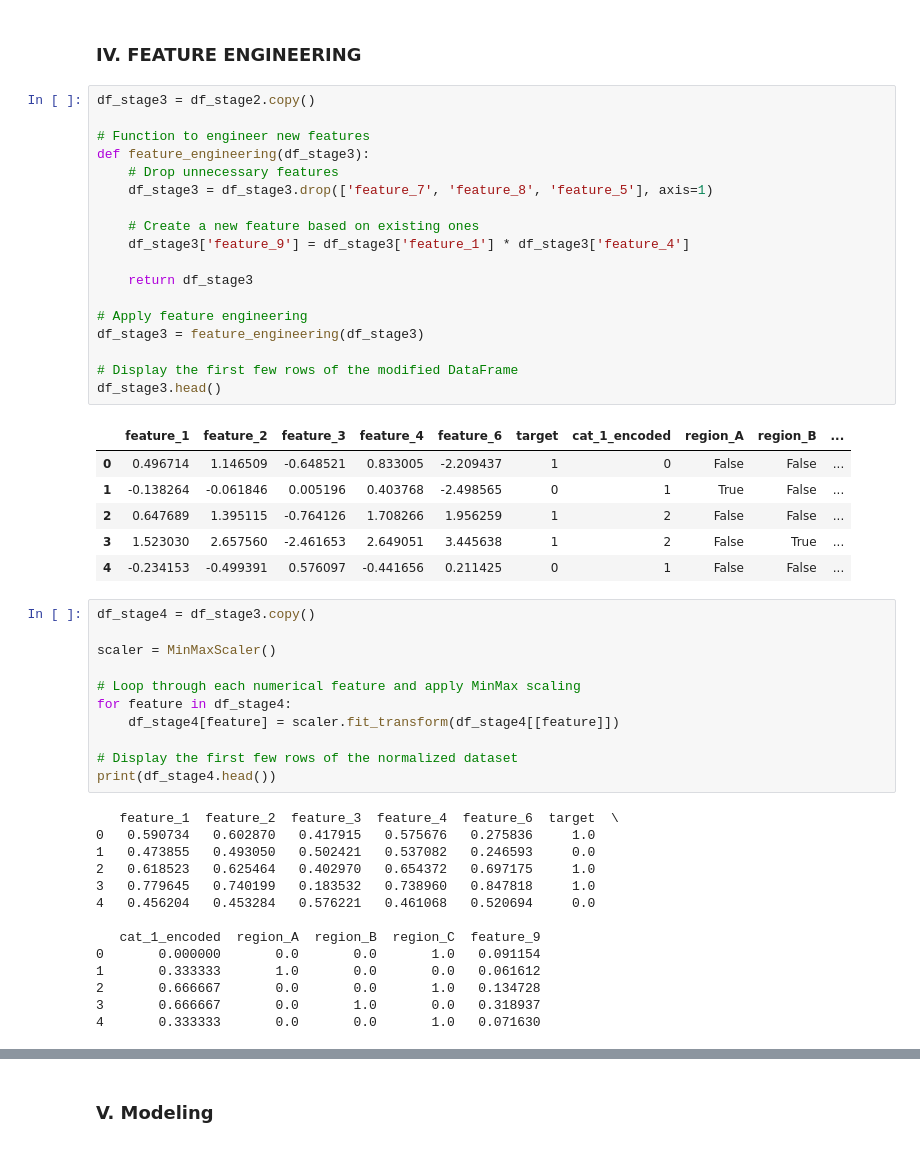
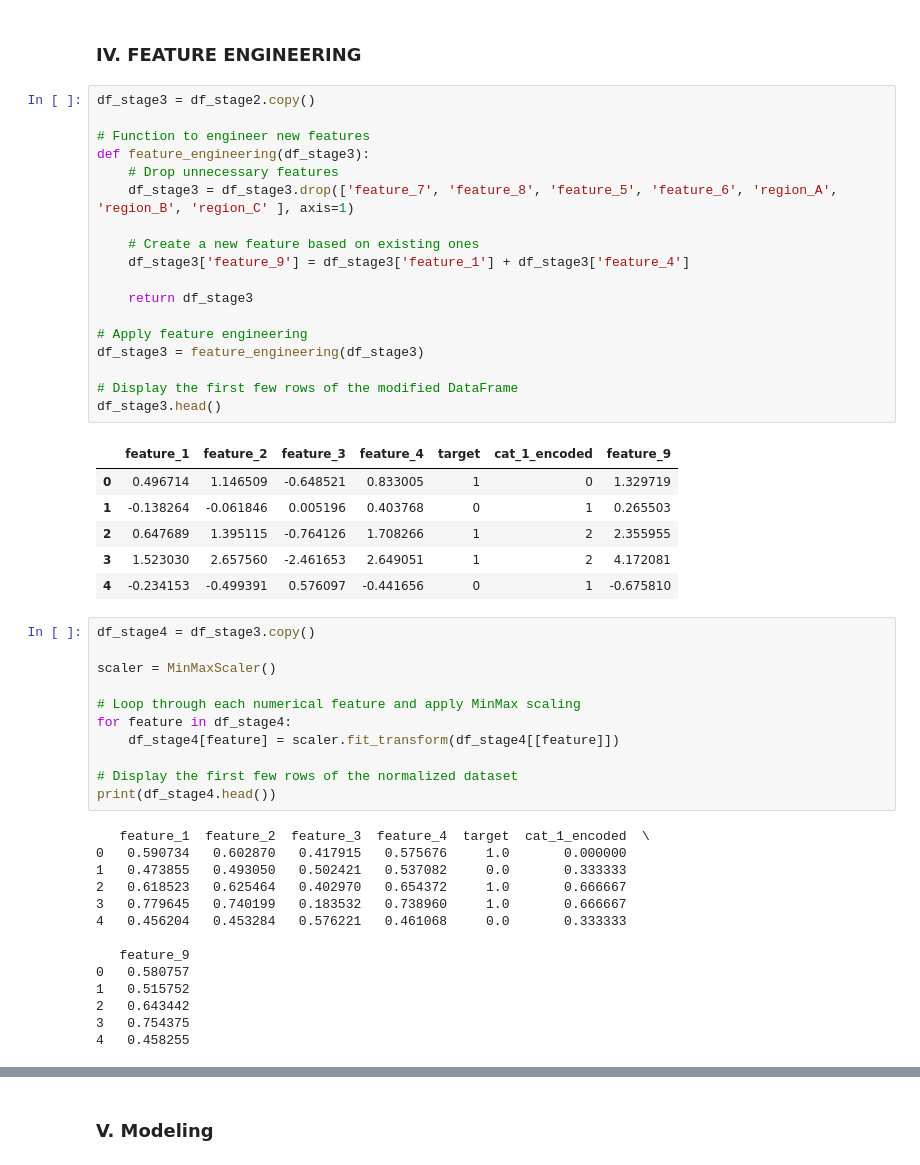
Before and after one commit to Montasir00/Ml_final_project, a Jupyter notebook: Final_Project.ipynb, the cells around one changed output, grey strips where cells are left out. Saved outputs shown, nothing was run; the diff lists cells and outputs as text.

```diff
--- a/Final_Project.ipynb
+++ b/Final_Project.ipynb
@@ -545,28 +550,28 @@ category_2        1.319349  0.51702
 # %%
 df_stage3 = df_stage2.copy()
 
 # Function to engineer new features
 def feature_engineering(df_stage3):
     # Drop unnecessary features
-    df_stage3 = df_stage3.drop(['feature_7', 'feature_8', 'feature_5'], axis=1)
+    df_stage3 = df_stage3.drop(['feature_7', 'feature_8', 'feature_5', 'feature_6', 'region_A', 'region_B', 'region_C' ], axis=1)
 
     # Create a new feature based on existing ones
-    df_stage3['feature_9'] = df_stage3['feature_1'] * df_stage3['feature_4']
+    df_stage3['feature_9'] = df_stage3['feature_1'] + df_stage3['feature_4']
 
     return df_stage3
 
 # Apply feature engineering
 df_stage3 = feature_engineering(df_stage3)
 
 # Display the first few rows of the modified DataFrame
 df_stage3.head()
 # %% [output]
-|  | feature_1 | feature_2 | feature_3 | feature_4 | feature_6 | target | cat_1_encoded | region_A | region_B | ... |
-| 0 | 0.496714 | 1.146509 | -0.648521 | 0.833005 | -2.209437 | 1 | 0 | False | False | ... |
-| 1 | -0.138264 | -0.061846 | 0.005196 | 0.403768 | -2.498565 | 0 | 1 | True | False | ... |
-| 2 | 0.647689 | 1.395115 | -0.764126 | 1.708266 | 1.956259 | 1 | 2 | False | False | ... |
-| 3 | 1.523030 | 2.657560 | -2.461653 | 2.649051 | 3.445638 | 1 | 2 | False | True | ... |
-| 4 | -0.234153 | -0.499391 | 0.576097 | -0.441656 | 0.211425 | 0 | 1 | False | False | ... |
+|  | feature_1 | feature_2 | feature_3 | feature_4 | target | cat_1_encoded | feature_9 |
+| 0 | 0.496714 | 1.146509 | -0.648521 | 0.833005 | 1 | 0 | 1.329719 |
+| 1 | -0.138264 | -0.061846 | 0.005196 | 0.403768 | 0 | 1 | 0.265503 |
+| 2 | 0.647689 | 1.395115 | -0.764126 | 1.708266 | 1 | 2 | 2.355955 |
+| 3 | 1.523030 | 2.657560 | -2.461653 | 2.649051 | 1 | 2 | 4.172081 |
+| 4 | -0.234153 | -0.499391 | 0.576097 | -0.441656 | 0 | 1 | -0.675810 |
 # %%
 df_stage4 = df_stage3.copy()
 
@@ -579,16 +584,16 @@ for feature in df_stage4:
 # Display the first few rows of the normalized dataset
 print(df_stage4.head())
 # %% [output]
-   feature_1  feature_2  feature_3  feature_4  feature_6  target  \
-0   0.590734   0.602870   0.417915   0.575676   0.275836     1.0
-1   0.473855   0.493050   0.502421   0.537082   0.246593     0.0
-2   0.618523   0.625464   0.402970   0.654372   0.697175     1.0
-3   0.779645   0.740199   0.183532   0.738960   0.847818     1.0
-4   0.456204   0.453284   0.576221   0.461068   0.520694     0.0
+   feature_1  feature_2  feature_3  feature_4  target  cat_1_encoded  \
+0   0.590734   0.602870   0.417915   0.575676     1.0       0.000000
+1   0.473855   0.493050   0.502421   0.537082     0.0       0.333333
+2   0.618523   0.625464   0.402970   0.654372     1.0       0.666667
+3   0.779645   0.740199   0.183532   0.738960     1.0       0.666667
+4   0.456204   0.453284   0.576221   0.461068     0.0       0.333333
 
-   cat_1_encoded  region_A  region_B  region_C  feature_9
-0       0.000000       0.0       0.0       1.0   0.091154
-1       0.333333       1.0       0.0       0.0   0.061612
-2       0.666667       0.0       0.0       1.0   0.134728
-3       0.666667       0.0       1.0       0.0   0.318937
-4       0.333333       0.0       0.0       1.0   0.071630
+   feature_9
+0   0.580757
+1   0.515752
+2   0.643442
+3   0.754375
+4   0.458255
```
Also changed, not shown: parts of 13 cells of this notebook.
